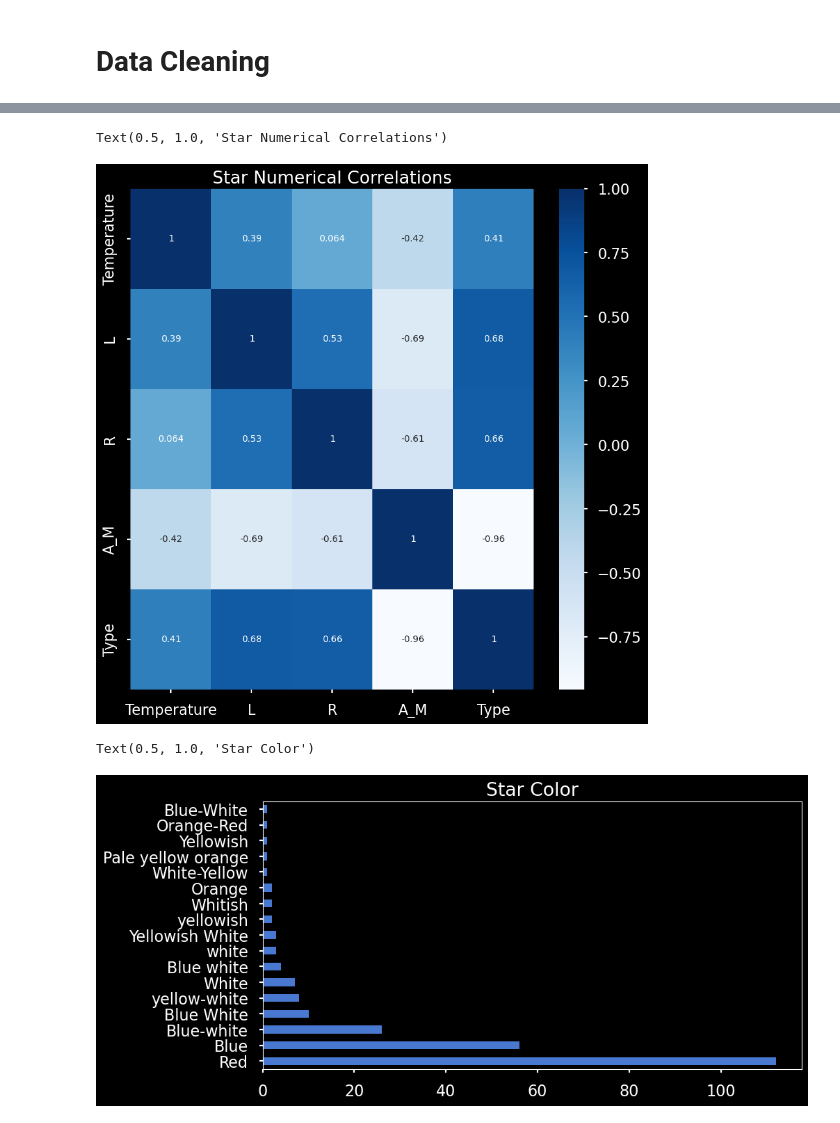
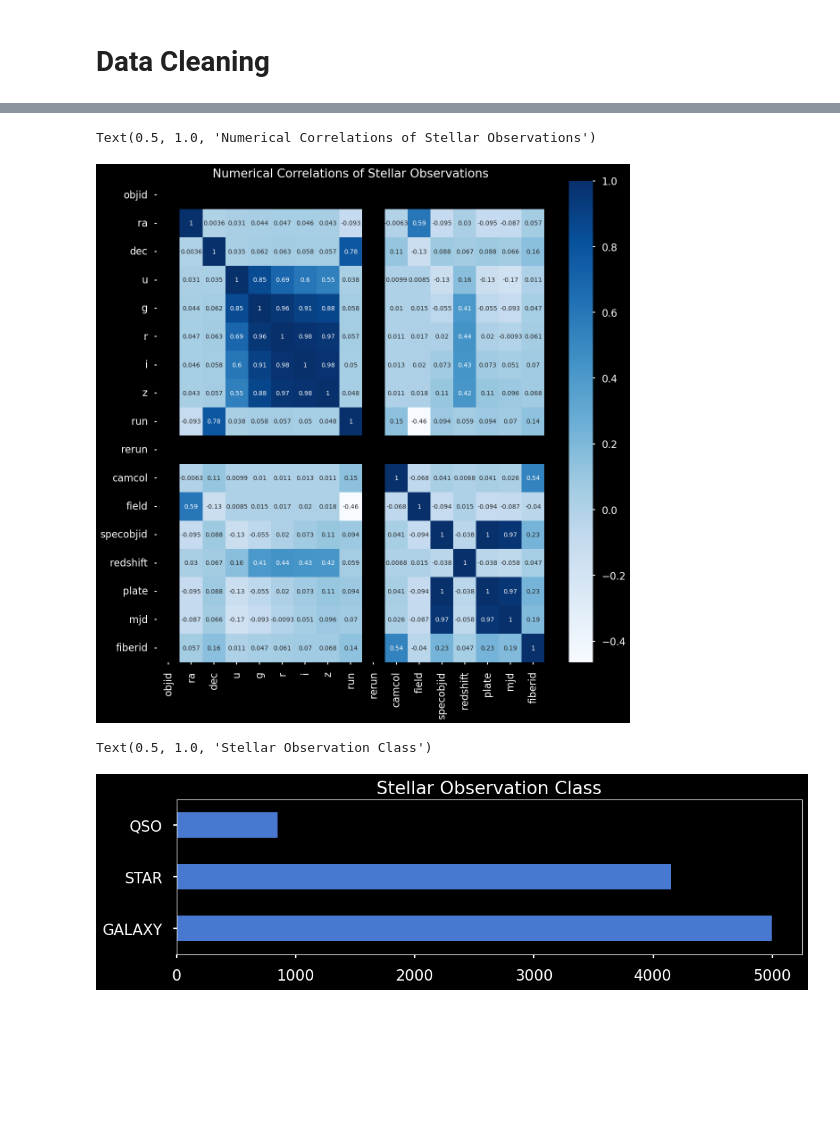
Before and after one commit to JamisonHunter/Stars-Analysis, a Jupyter notebook: star_analysis.ipynb, the cells around one changed output, grey strips where cells are left out. Cells and saved outputs as stored; diff of their text form; code cells hidden in the pictures; blank space fills up the shorter version.

Commit message:
Replaced Data Source With Skyserver Data
The new data source can be found here.

https://www.kaggle.com/datasets/lucidlenn/sloan-digital-sky-survey

```diff
--- a/star_analysis.ipynb
+++ b/star_analysis.ipynb
@@ -13,7 +13,7 @@ plt.style.use(['dark_background','seaborn-muted', 'seaborn-poster'])
 # %% [markdown]
 # Load & Inspection
 # %%
-path = r"Stars.csv"
+path = r"Skyserver.csv"
 df = pd.read_csv(path)
 df.info()
 df.head()
@@ -78,18 +78,18 @@ df.corr()
 # %%
 # generating a heatmap of correlations
-fig, ax = plt.subplots(figsize=(10,10))
+fig, ax = plt.subplots(figsize=(14,14))
 ax = sns.heatmap(corr, cmap = "Blues", annot = True)
 for tick in ax.get_xticklabels():
-    tick.set_rotation(0)
-ax.set_title("Star Numerical Correlations")
+    tick.set_rotation(90)
+ax.set_title("Numerical Correlations of Stellar Observations")
 # %% [output]
-Text(0.5, 1.0, 'Star Numerical Correlations')
+Text(0.5, 1.0, 'Numerical Correlations of Stellar Observations')
-[figure, old version]
+[figure, new version]
 # %%
 # generating a bar graph of star color
-fig, ax = plt.subplots(figsize=(10,5))
-ax = df["Color"].value_counts().plot(kind = "barh")
-ax.set_title("Star Color")
+fig, ax = plt.subplots(figsize=(12,3))
+ax = df["class"].value_counts().plot(kind = "barh")
+ax.set_title("Stellar Observation Class")
 # %% [output]
-Text(0.5, 1.0, 'Star Color')
+Text(0.5, 1.0, 'Stellar Observation Class')
-[figure, old version]
+[figure, new version]
```
Also changed, not shown: parts of 12 cells of this notebook, 2 other files.
